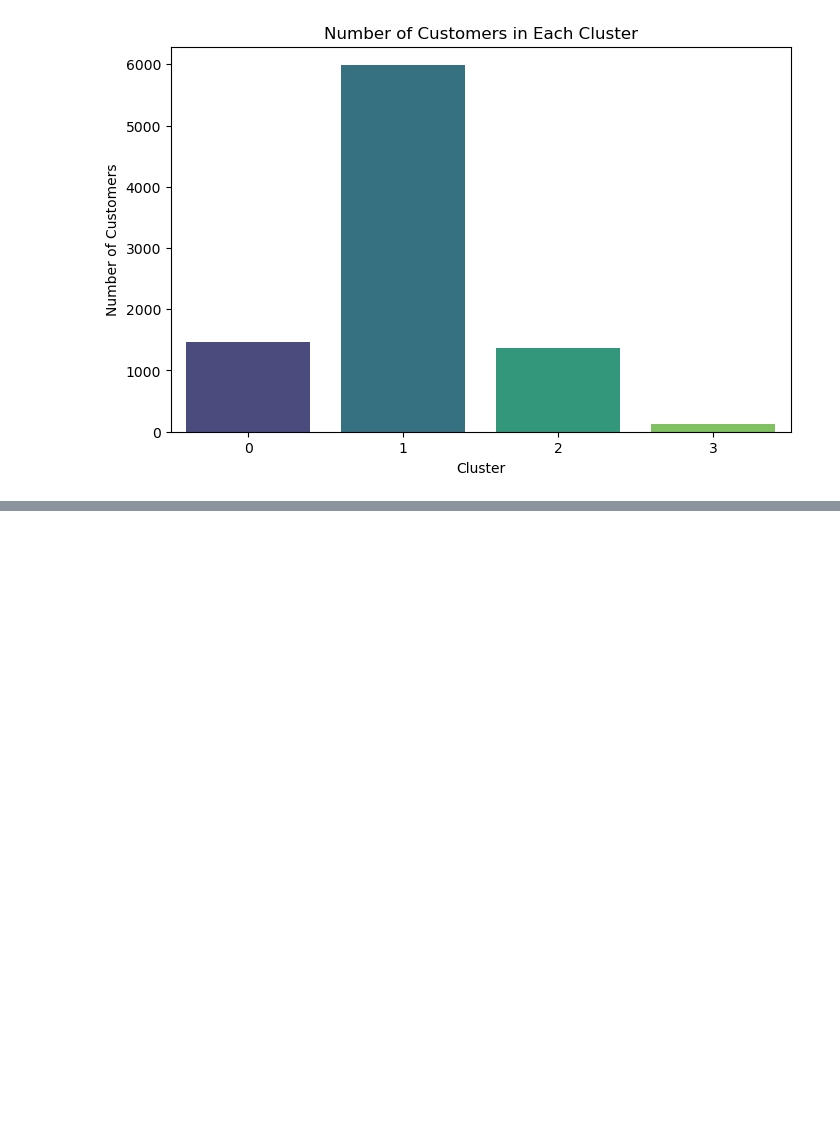
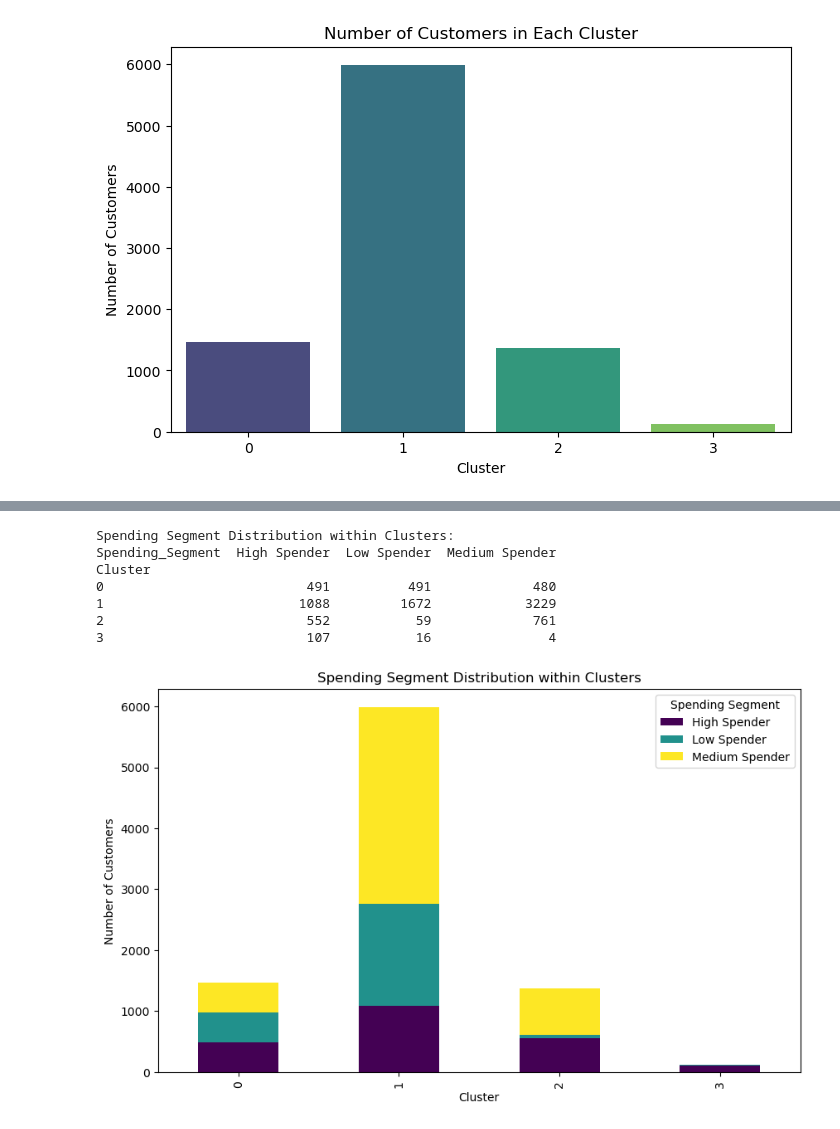
Before and after one commit to MiltonGreat/1.-Exploratory-Analysis-of-Credit-Card-Transactions-, a Jupyter notebook: Credit Card Dataset for Clustering.ipynb, the cells around one changed output, grey strips where cells are left out. Drawn from its saved outputs; the diff is of its cells as text; code cells hidden in the pictures; blank space fills up the shorter version.

```diff
--- a/Credit Card Dataset for Clustering.ipynb
+++ b/Credit Card Dataset for Clustering.ipynb
@@ -322,0 +388,23 @@ Passing `palette` without assigning `hue` is deprecated and will be removed in v
+# %%
+# Cluster Composition Analysis
+# Analyze the distribution of spending segments within each cluster
+cluster_spending_segment = df.groupby(['Cluster', 'Spending_Segment']).size().unstack()
+print("\nSpending Segment Distribution within Clusters:")
+print(cluster_spending_segment)
+
+# Visualize spending segments within clusters
+cluster_spending_segment.plot(kind='bar', stacked=True, figsize=(10, 6), colormap='viridis')
+plt.title('Spending Segment Distribution within Clusters')
+plt.xlabel('Cluster')
+plt.ylabel('Number of Customers')
+plt.legend(title='Spending Segment')
+plt.show()
+# %% [output]
+Spending Segment Distribution within Clusters:
+Spending_Segment  High Spender  Low Spender  Medium Spender
+Cluster
+0                          491          491             480
+1                         1088         1672            3229
+2                          552           59             761
+3                          107           16               4
+[figure, added]
```
Also changed, not shown: parts of 3 cells of this notebook.
